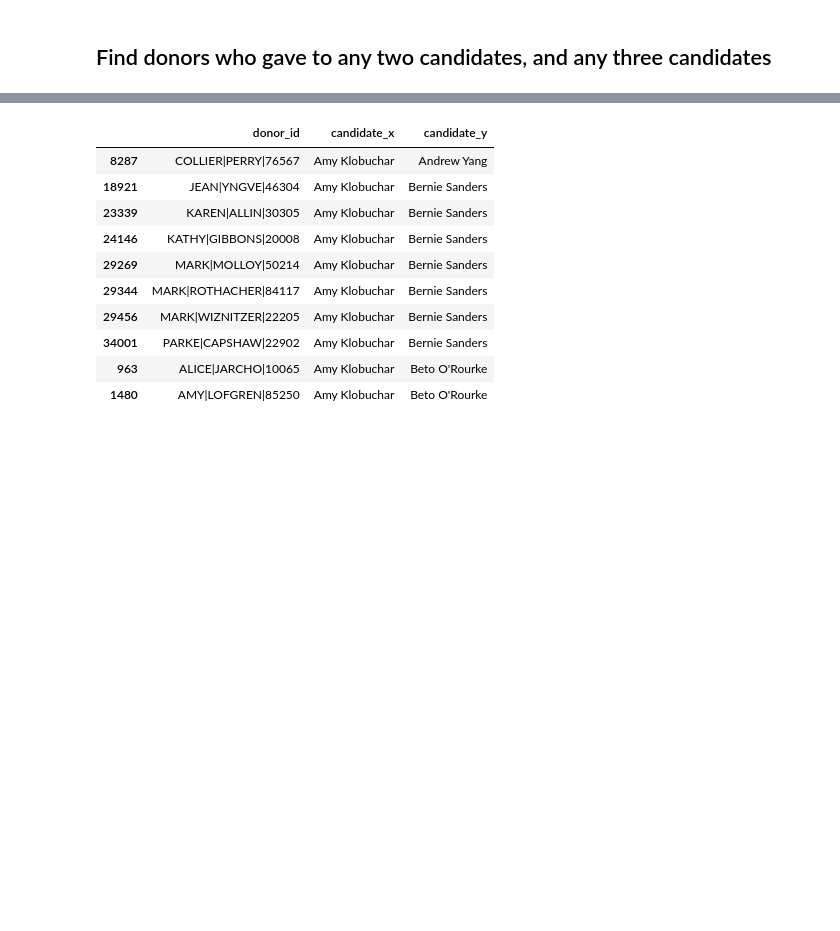
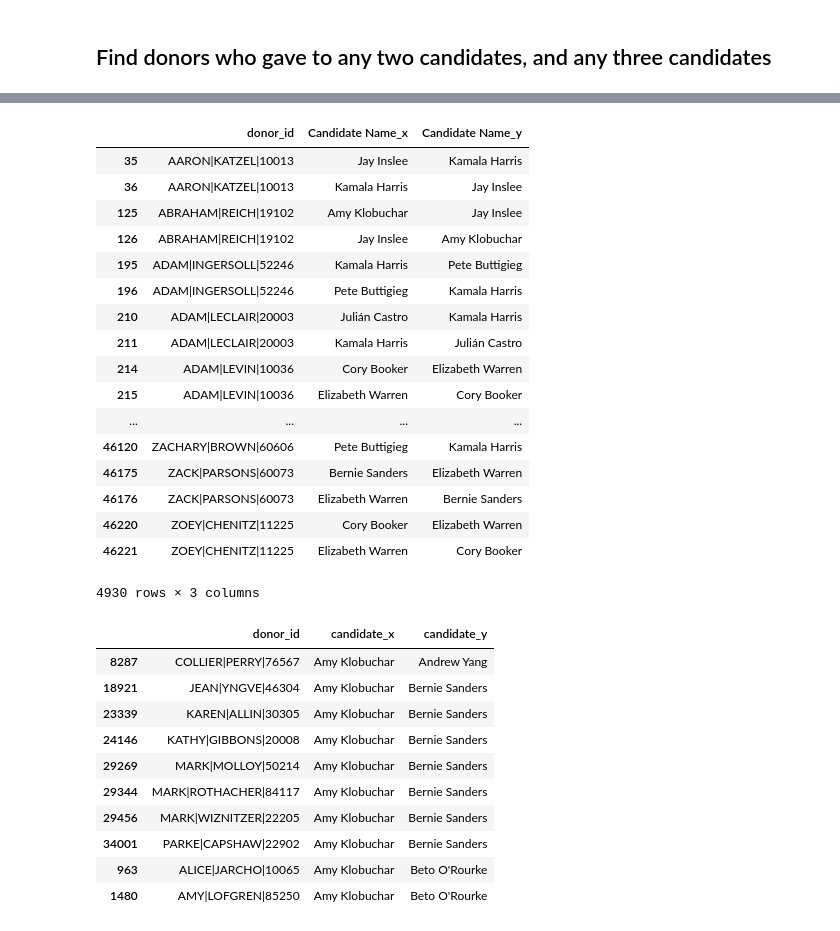
Before and after one commit to steve-kasica/2019-04-democratic-candidate-codonors, a Jupyter notebook: notebooks/analyze-campaign-codonors.ipynb, the cells around one changed output, grey strips where cells are left out. Saved outputs shown, nothing was run; the diff lists cells and outputs as text; code cells hidden in the pictures; blank space fills up the shorter version.

```diff
--- a/notebooks/analyze-campaign-codonors.ipynb
+++ b/notebooks/analyze-campaign-codonors.ipynb
@@ -201,9 +197,3 @@ def make_donor_ids(df):
             )
         )
     )
-# %%
-# Added by Steve
-filing = fecfile.from_file(f"../inputs/filings/1324749.fec")
-df = pd.DataFrame(filing["itemizations"]["Schedule A"])
-# df["entity_type"].unique()
-df.loc[lambda df: df["entity_type"] == "IND"].loc[df["memo_code"] != ""]
@@ -380,3 +378,27 @@ distinct_donor_counts
+# %%
+# Added by Steve, what did the dataset look like after the self join?
+contributor_totals[['donor_id', 'Candidate Name']].pipe(lambda df: (
+    df.merge(df, how='left', on='donor_id', suffixes = ['_x', '_y'])
+)).loc[lambda df: df["Candidate Name_x"] != df["Candidate Name_y"]]
+# %% [output]
+|  | donor_id | Candidate Name_x | Candidate Name_y |
+| 35 | AARON|KATZEL|10013 | Jay Inslee | Kamala Harris |
+| 36 | AARON|KATZEL|10013 | Kamala Harris | Jay Inslee |
+| 125 | ABRAHAM|REICH|19102 | Amy Klobuchar | Jay Inslee |
+| 126 | ABRAHAM|REICH|19102 | Jay Inslee | Amy Klobuchar |
+| 195 | ADAM|INGERSOLL|52246 | Kamala Harris | Pete Buttigieg |
+| 196 | ADAM|INGERSOLL|52246 | Pete Buttigieg | Kamala Harris |
+| 210 | ADAM|LECLAIR|20003 | Julián Castro | Kamala Harris |
+| 211 | ADAM|LECLAIR|20003 | Kamala Harris | Julián Castro |
+| 214 | ADAM|LEVIN|10036 | Cory Booker | Elizabeth Warren |
+| 215 | ADAM|LEVIN|10036 | Elizabeth Warren | Cory Booker |
+| ... | ... | ... | ... |
+| 46120 | ZACHARY|BROWN|60606 | Pete Buttigieg | Kamala Harris |
+| 46175 | ZACK|PARSONS|60073 | Bernie Sanders | Elizabeth Warren |
+| 46176 | ZACK|PARSONS|60073 | Elizabeth Warren | Bernie Sanders |
+| 46220 | ZOEY|CHENITZ|11225 | Cory Booker | Elizabeth Warren |
+| 46221 | ZOEY|CHENITZ|11225 | Elizabeth Warren | Cory Booker |
+4930 rows × 3 columns
 # %%
 candidate_pairs = (
     contributor_totals
```
Also changed, not shown: parts of 9 cells of this notebook, 1 other file.
